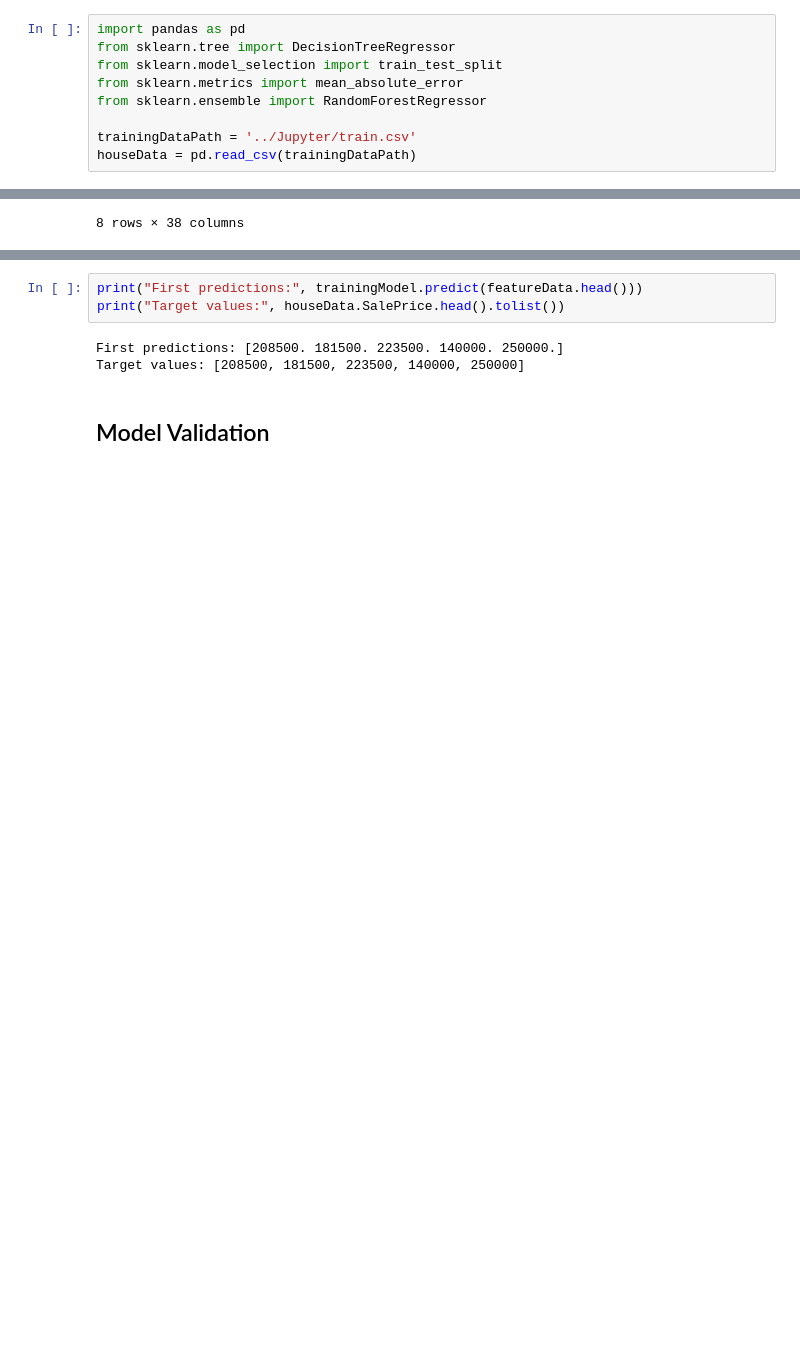
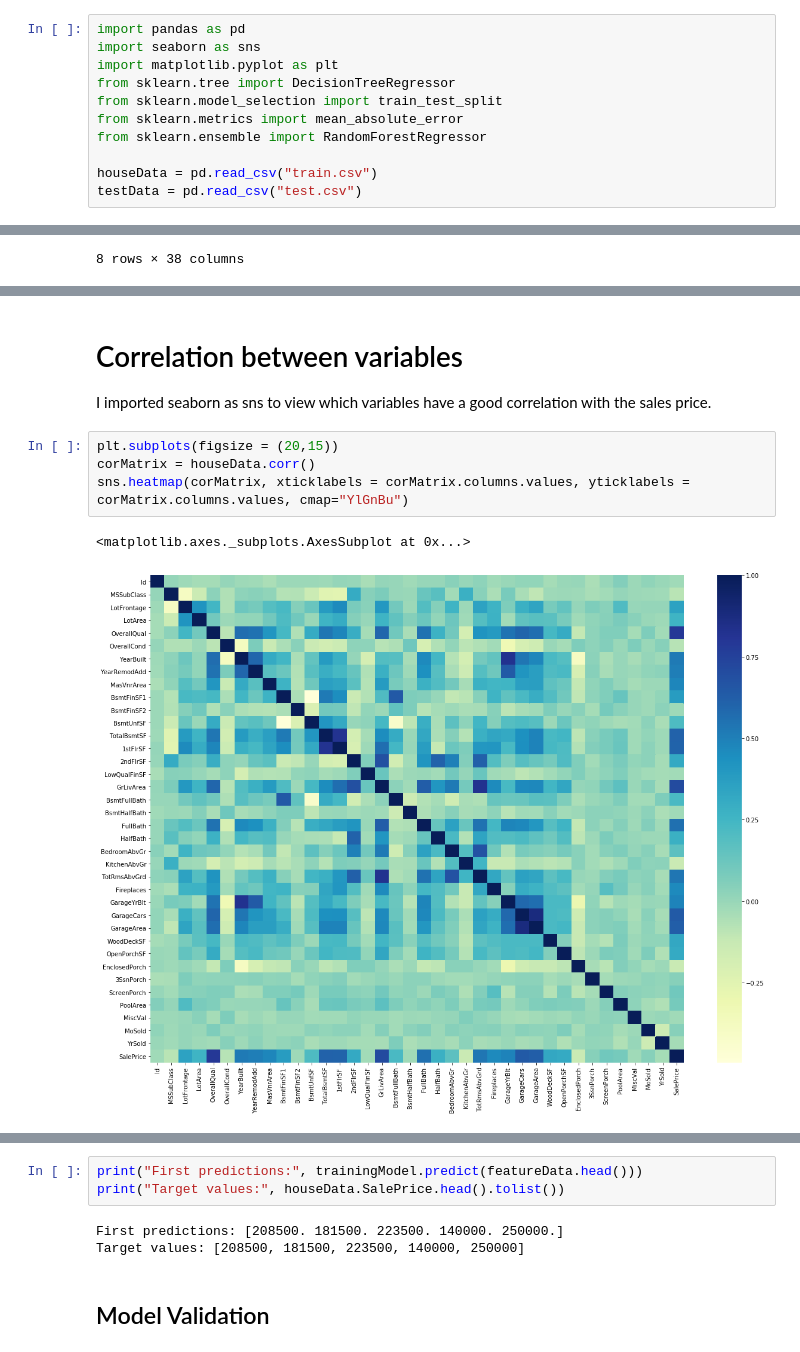
Before and after one commit to ArthurFitzjohn/HousePricesProject, a Jupyter notebook: CE101.ipynb, the cells around one changed output, grey strips where cells are left out. Drawn from its saved outputs; the diff is of its cells as text; blank space fills up the shorter version.

Commit message:
modified variables

```diff
--- a/CE101.ipynb
+++ b/CE101.ipynb
@@ -13,13 +13,15 @@ Mess with data of featureList in [3]
 ## Importing libraries etc:
 # %%
 import pandas as pd
+import seaborn as sns
+import matplotlib.pyplot as plt
 from sklearn.tree import DecisionTreeRegressor
 from sklearn.model_selection import train_test_split
 from sklearn.metrics import mean_absolute_error
 from sklearn.ensemble import RandomForestRegressor
 
-trainingDataPath = '../Jupyter/train.csv'
-houseData = pd.read_csv(trainingDataPath)
+houseData = pd.read_csv("train.csv")
+testData = pd.read_csv("test.csv")
 # %% [markdown]
 ## Raw Data:
 I have inserted a reference so that I can look at the data. This also tests that I have the right file path
@@ -38,0 +105,11 @@ houseData.describe()
+# %% [markdown]
+# Correlation between variables
+
+I imported seaborn as sns to view which variables have a good correlation with the sales price.
+# %%
+plt.subplots(figsize = (20,15))
+corMatrix = houseData.corr()
+sns.heatmap(corMatrix, xticklabels = corMatrix.columns.values, yticklabels = corMatrix.columns.values, cmap="YlGnBu")
+# %% [output]
+<matplotlib.axes._subplots.AxesSubplot at 0x...>
+[figure, added]
```
Also changed, not shown: parts of 26 cells of this notebook.
